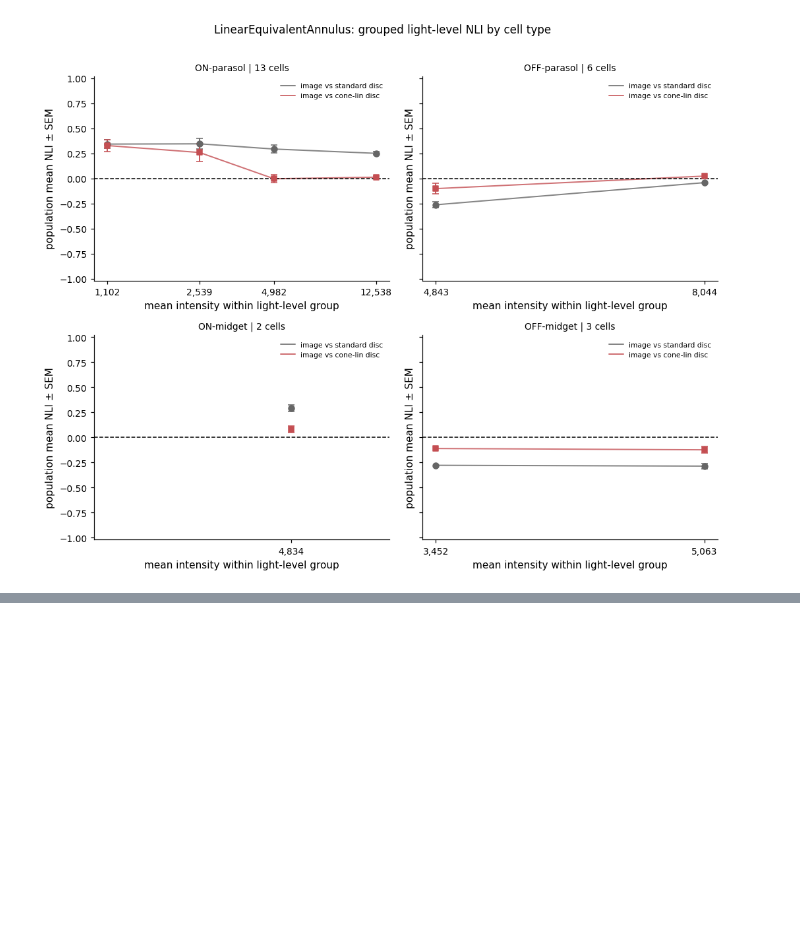
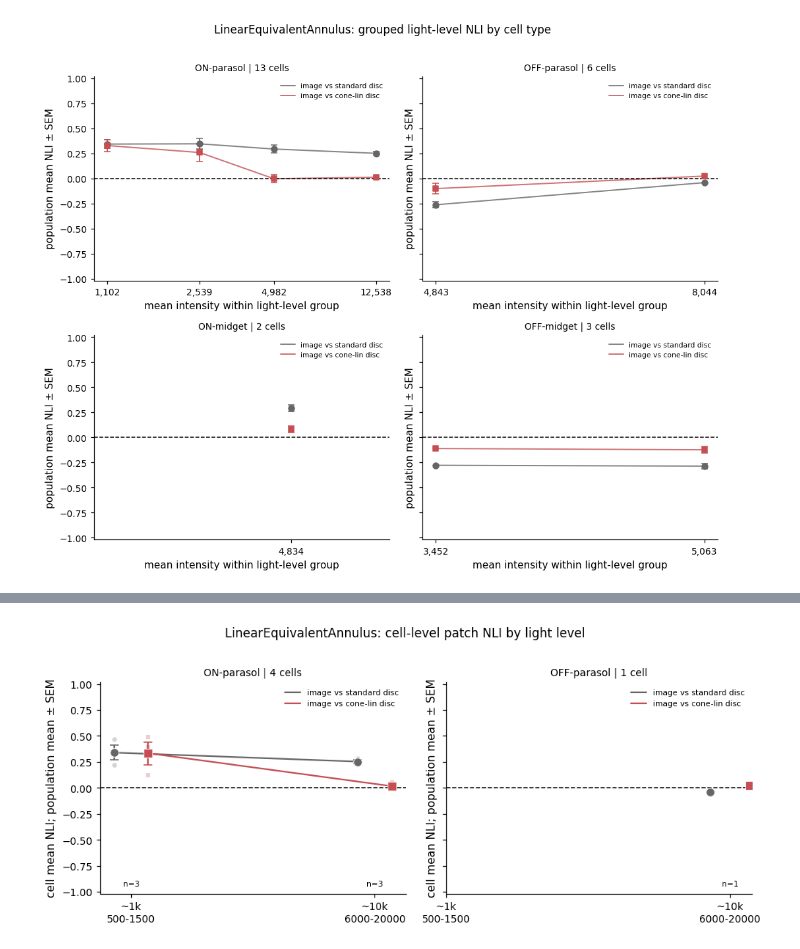
Before and after one commit to chrischen2/retinanalysis, a Jupyter notebook: SingCell_Notebooks/analyzeConeDisc.ipynb, the cells around one changed output, grey strips where cells are left out. Saved outputs shown, nothing was run; the diff lists cells and outputs as text; code cells hidden in the pictures; blank space fills up the shorter version.

```diff
--- a/SingCell_Notebooks/analyzeConeDisc.ipynb
+++ b/SingCell_Notebooks/analyzeConeDisc.ipynb
@@ -294,0 +320,8 @@ led.plot_image_nli_by_cell_type(image_nli);
+# %%
+cell_light_nli = led.summarize_cell_patch_nli_light_levels(patch_nli)
+sc.scroll_table(
+    cell_light_nli, height=320,
+    num_cols=('light_min', 'light_max', 'meanIntensity', 'n_images',
+              'n_patches', 'mean_nli_disc', 'mean_nli_cone_disc'))
+led.plot_cell_patch_nli_by_light(cell_light_nli);
+# %% [output]
@@ -294,0 +336 @@ led.plot_image_nli_by_cell_type(image_nli);
+[figure, added]
```
Also changed, not shown: parts of 4 cells of this notebook, 2 other files.
